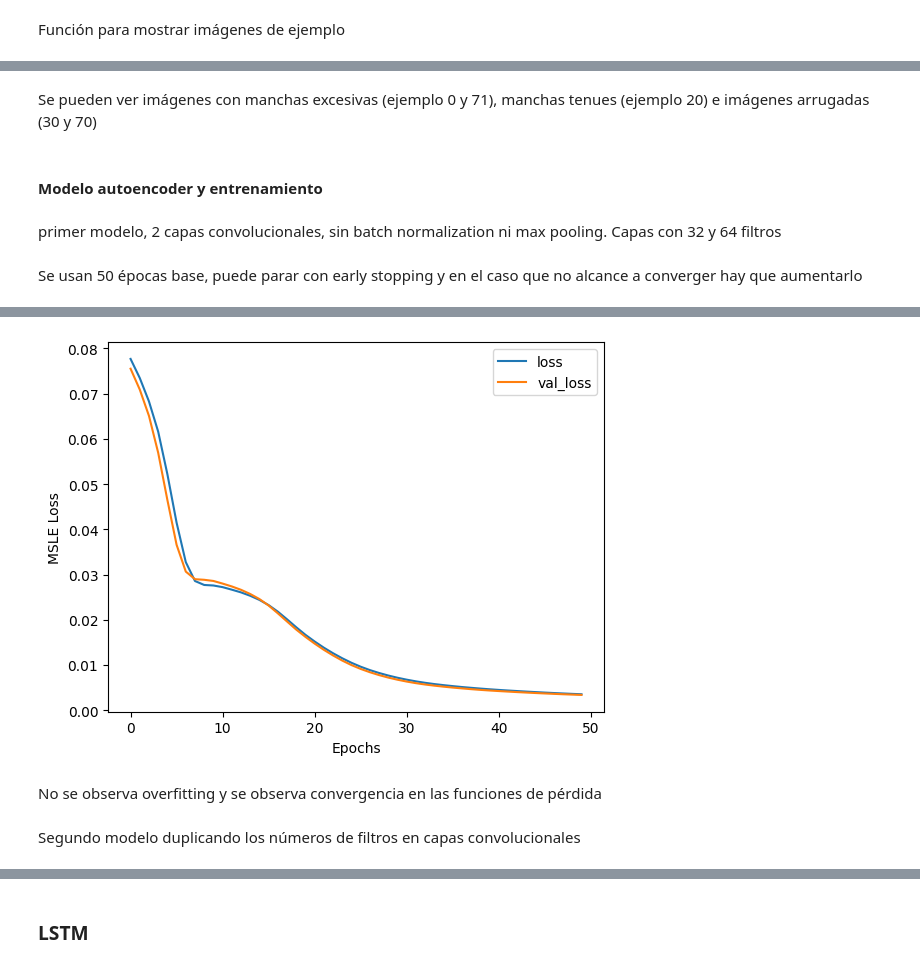
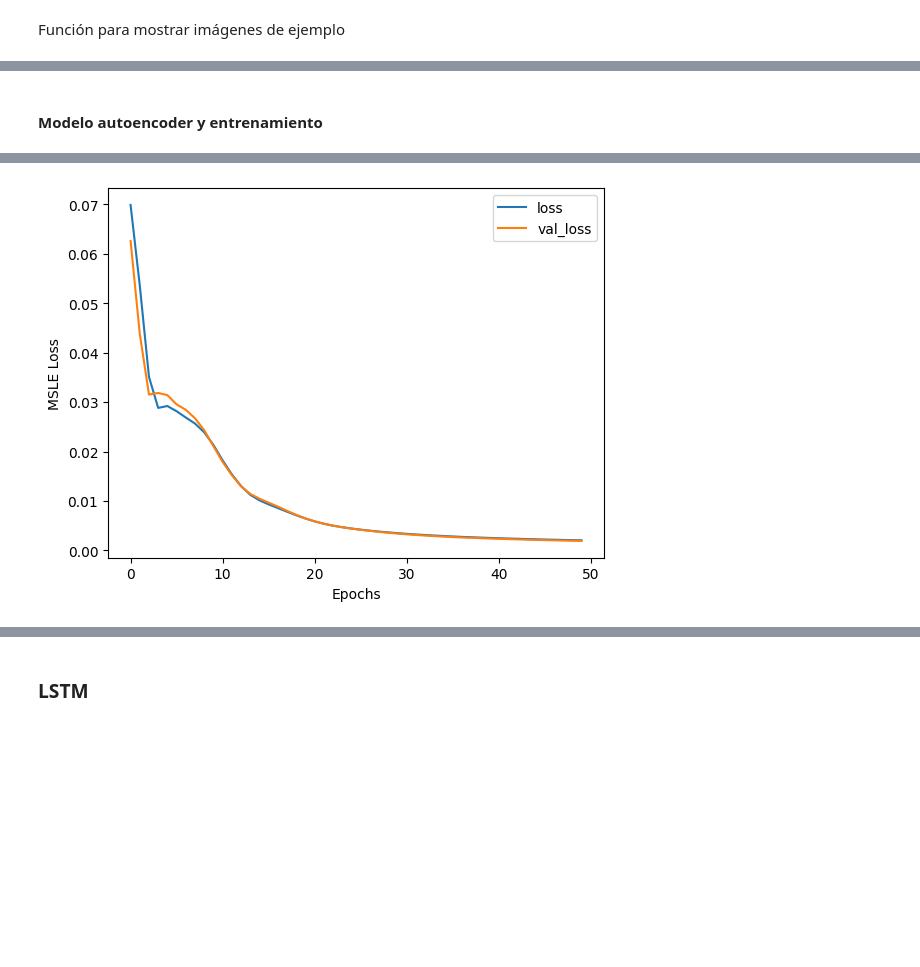
Before and after one commit to principioincertidumbre/Tarea3_MLA, a Jupyter notebook: Tarea_3_MLA.ipynb, the cells around one changed output, grey strips where cells are left out. Cells and saved outputs as stored; diff of their text form; code cells hidden in the pictures; blank space fills up the shorter version.

```diff
--- a/Tarea_3_MLA.ipynb
+++ b/Tarea_3_MLA.ipynb
@@ -190,6 +186,3 @@ plot_images_in_grid(filtered_images, filtered_titles, n_examples=len(filtered_im
-# %% [markdown]
-Se pueden ver imágenes con manchas excesivas (ejemplo 0 y 71), manchas
-tenues (ejemplo 20) e imágenes arrugadas (30 y 70)
 # %% [markdown]
 #### Modelo autoencoder y entrenamiento
 # %%
@@ -205,22 +193,23 @@ def PSNR(y_true, y_pred):
-# %% [markdown]
-primer modelo, 2 capas convolucionales, sin batch normalization ni max pooling. Capas con 32 y 64 filtros
 # %%
-class ConvAutoEncoder1(Model):
+class ConvAutoEncoder(Model):
     def __init__(self, input_shape):
         super().__init__()
 
         # Encoder
         self.encoder = Sequential([
             Input(shape=input_shape),
-            Conv2D(32, (3, 3), activation='relu', padding='same'),
             Conv2D(64, (3, 3), activation='relu', padding='same'),
+            Conv2D(128, (3, 3), activation='relu', padding='same'),
+            BatchNormalization(),
             MaxPooling2D((2, 2), padding='same'),
+            Dropout(0.5)
         ])
 
         # Decoder
         self.decoder = Sequential([
+            Conv2DTranspose(128, (3, 3), activation='relu', padding='same'),
             Conv2DTranspose(64, (3, 3), activation='relu', padding='same'),
-            Conv2DTranspose(32, (3, 3), activation='relu', padding='same'),
+            BatchNormalization(),
             UpSampling2D((2, 2)),
             Conv2DTranspose(1, (3, 3), activation='sigmoid', padding='same')
         ])
@@ -229,12 +218,11 @@ class ConvAutoEncoder1(Model):
         encoded = self.encoder(inputs)
         decoded = self.decoder(encoded)
         return decoded
-# %% [markdown]
-Se usan 50 épocas base, puede parar con early stopping y en el caso
-que no alcance a converger hay que aumentarlo
 # %%
+from tensorflow.keras.callbacks import EarlyStopping
+
 image_size=(420, 540)
-model = ConvAutoEncoder1(input_shape = (image_size[0], image_size[1], 1))
+model = ConvAutoEncoder(input_shape = (image_size[0], image_size[1], 1))
 # configurations of model
 lr = 1e-4
 model.compile(loss='msle', metrics =['mse'], optimizer = optimizers.Adam(learning_rate=lr))
@@ -275,5 +263 @@ Epoch 50/50
-[figure, old version]
+[figure, new version]
-# %% [markdown]
-No se observa overfitting y se observa convergencia en las funciones de pérdida
-# %% [markdown]
-Segundo modelo duplicando los números de filtros en capas convolucionales
```
Also changed, not shown: parts of 40 cells of this notebook.
